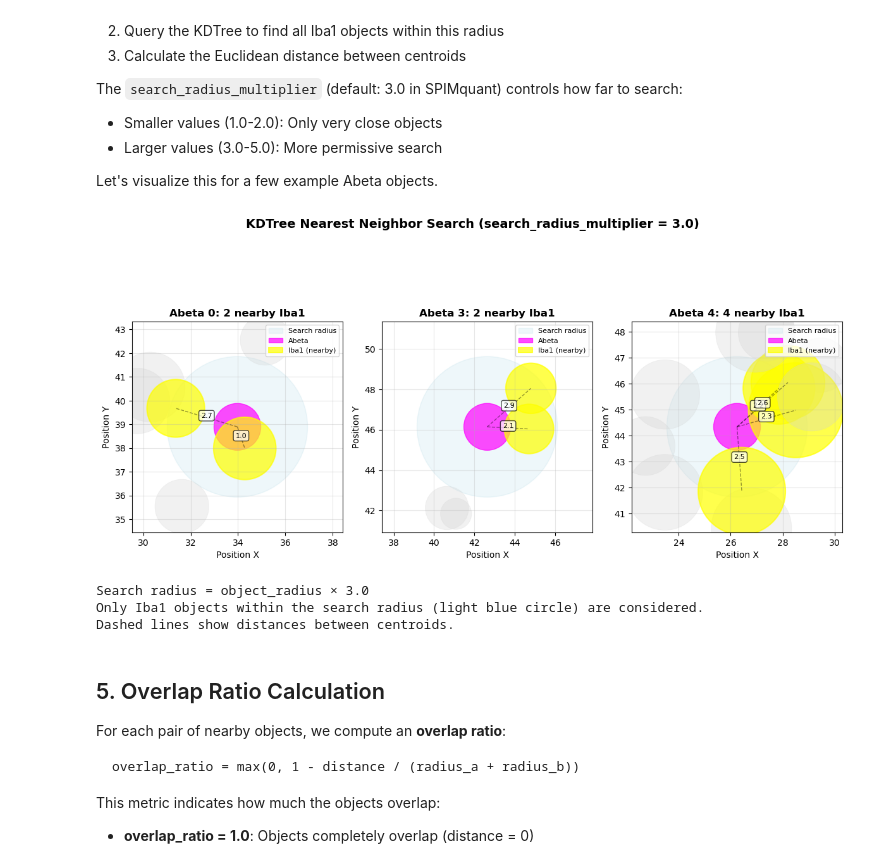
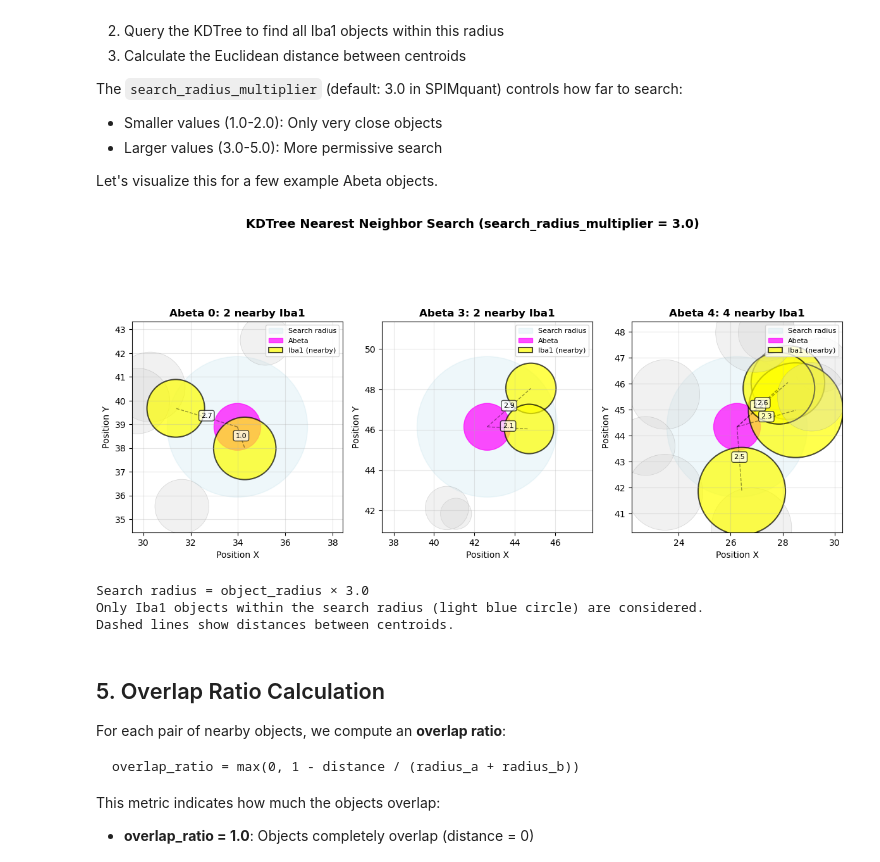
Before and after one commit to khanlab/SPIMquant, a Jupyter notebook: examples/notebooks/colocalization_visualization.ipynb, the cells around one changed output. Drawn from its saved outputs; the diff is of its cells as text; code cells hidden in the pictures.

```diff
--- a/examples/notebooks/colocalization_visualization.ipynb
+++ b/examples/notebooks/colocalization_visualization.ipynb
@@ -277,7 +277,7 @@ for ax_idx, abeta_idx in enumerate(example_indices):
             circle = Circle(
                 pos,
                 df_iba1.iloc[i]['radius'],
-                color='yellow' if is_nearby else 'lightgray',
+                facecolor='yellow' if is_nearby else 'lightgray',
                 alpha=0.7 if is_nearby else 0.3,
                 edgecolor='black' if is_nearby else 'gray',
                 linewidth=1.5 if is_nearby else 0.5,
@@ -289,34 +289,34 @@ for ax_idx, abeta_idx in enumerate(example_indices):
     # Draw distance lines to nearby Iba1 objects
     for i in indices_nearby:
         pos_iba1 = coords_iba1[i]
         distance = np.linalg.norm(pos_abeta - pos_iba1)
         ax.plot([pos_abeta[0], pos_iba1[0]], [pos_abeta[1], pos_iba1[1]],
                 'k--', alpha=0.4, linewidth=1)
         # Add distance label
         mid_point = (pos_abeta + pos_iba1) / 2
         ax.text(mid_point[0], mid_point[1], f'{distance:.1f}',
                 fontsize=8, ha='center',
                 bbox=dict(boxstyle='round,pad=0.3', facecolor='white', alpha=0.7))
 
     ax.set_xlim(pos_abeta[0] - view_range, pos_abeta[0] + view_range)
     ax.set_ylim(pos_abeta[1] - view_range, pos_abeta[1] + view_range)
     ax.set_aspect('equal')
     ax.set_xlabel('Position X')
     ax.set_ylabel('Position Y')
     ax.set_title(f'Abeta {abeta_idx}: {len(indices_nearby)} nearby Iba1', fontweight='bold')
     ax.grid(True, alpha=0.3)
     ax.legend(loc='upper right', fontsize=8)
 
 fig.suptitle('KDTree Nearest Neighbor Search (search_radius_multiplier = 3.0)',
              fontsize=14, fontweight='bold', y=1.02)
 plt.tight_layout()
 plt.show()
 
 print(f"\nSearch radius = object_radius × {search_radius_multiplier}")
 print(f"Only Iba1 objects within the search radius (light blue circle) are considered.")
 print(f"Dashed lines show distances between centroids.")
 # %% [output]
-[figure, old version]
+[figure, new version]
 Search radius = object_radius × 3.0
 Only Iba1 objects within the search radius (light blue circle) are considered.
 Dashed lines show distances between centroids.
```
